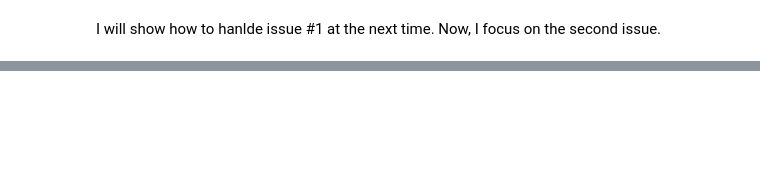
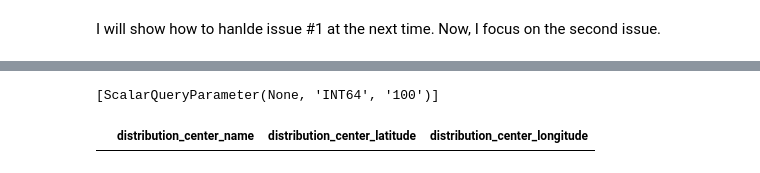
Before and after one commit to kpyopark/looker_palm_integration, a Jupyter notebook: nl_to_sql1.ipynb, the cells around one changed output, grey strips where cells are left out. Saved outputs shown, nothing was run; the diff lists cells and outputs as text; code cells hidden in the pictures; blank space fills up the shorter version.

```diff
--- a/nl_to_sql1.ipynb
+++ b/nl_to_sql1.ipynb
@@ -188,0 +249,2 @@ I will show how to hanlde issue #1 at the next time. Now, I focus on the second
+# %%
+converted_sql = convert_sql_with_schemas(test_question, related_tables)
@@ -188,0 +255,2 @@ I will show how to hanlde issue #1 at the next time. Now, I focus on the second
+# %%
+sql_and_filters = extract_filter_columns(converted_sql, related_tables)
@@ -188,0 +332,33 @@ I will show how to hanlde issue #1 at the next time. Now, I focus on the second
+# %%
+def prepared_statement_with_filter_values_in_bigquery(sql_and_filters):
+  prepared_statement = sql_and_filters['prepared_statement']
+  query_parameters = []
+  for filter_column in sql_and_filters['filter_columns']:
+    if len(filter_column['adjust_filter_values']) > 1:
+      if(filter_column['column_type'] == 'FLOAT64'):
+        query_parameters.append(bigquery.ArrayQueryParameter(None, "FLOAT64", filter_column['adjust_filter_values']))
+      elif(filter_column['column_type'] == 'INT64'):
+        query_parameters.append(bigquery.ArrayQueryParameter(None, "INT64", filter_column['adjust_filter_values']))
+      else:
+        query_parameters.append(bigquery.ArrayQueryParameter(None, "STRING", filter_column['adjust_filter_values']))
+    else:
+      if(filter_column['column_type'] == 'FLOAT64'):
+        query_parameters.append(bigquery.ScalarQueryParameter(None, "FLOAT64", filter_column['adjust_filter_values'][0]))
+      elif(filter_column['column_type'] == 'INT64'):
+        query_parameters.append(bigquery.ScalarQueryParameter(None, "INT64", filter_column['adjust_filter_values'][0]))
+      else:
+        query_parameters.append(bigquery.ScalarQueryParameter(None, "STRING", filter_column['adjust_filter_values'][0]))
+  job_config = bigquery.QueryJobConfig(
+    query_parameters=query_parameters
+  )
+  print(query_parameters)
+  query_job = client.query(prepared_statement, job_config=job_config)
+  return query_job.to_dataframe()
+# %%
+df_result = prepared_statement_with_filter_values_in_bigquery(sql_and_filters)
+# %% [output]
+[ScalarQueryParameter(None, 'INT64', '100')]
+# %%
+df_result
+# %% [output]
+|  | distribution_center_name | distribution_center_latitude | distribution_center_longitude |
```
Also changed, not shown: parts of 13 cells of this notebook, 1 other file.
